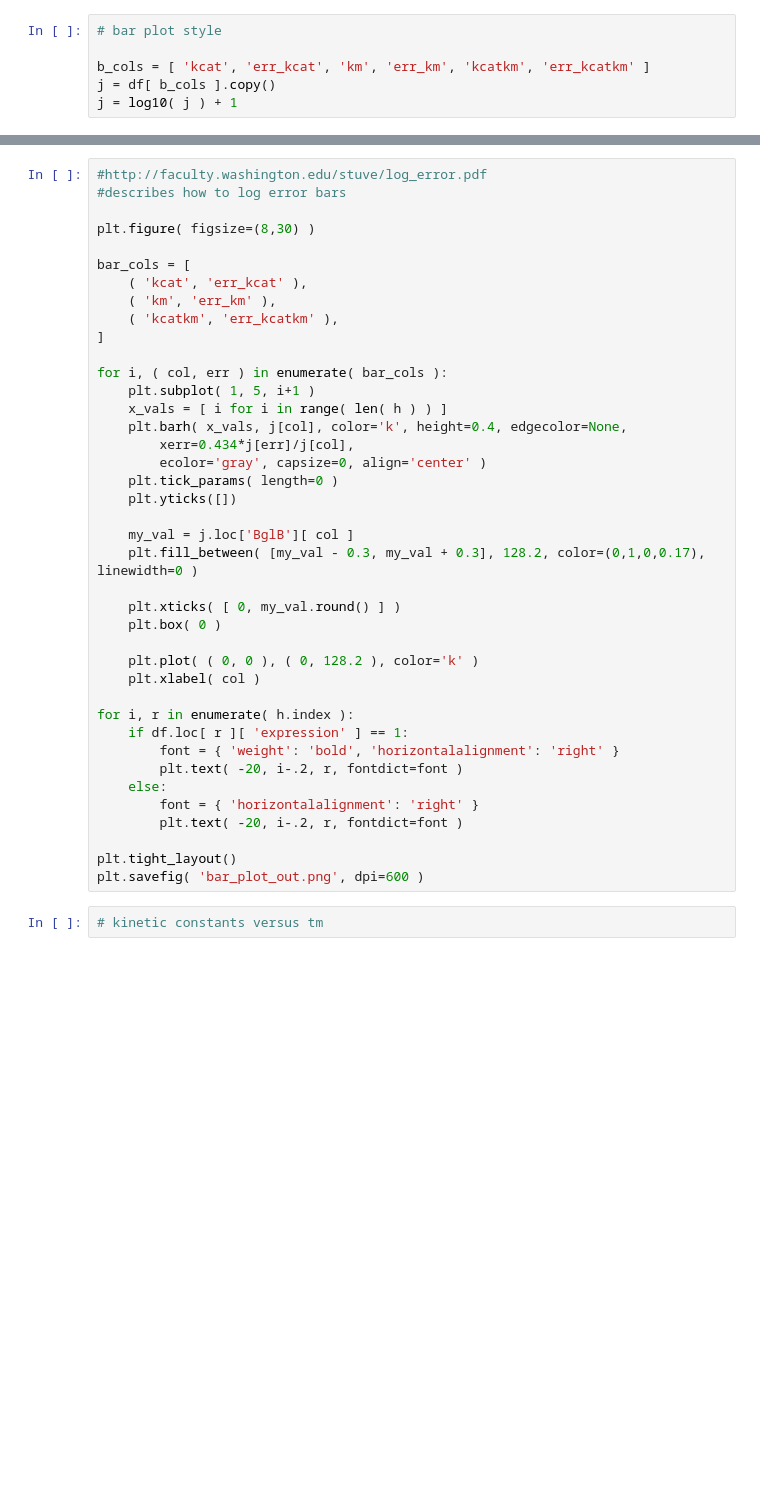
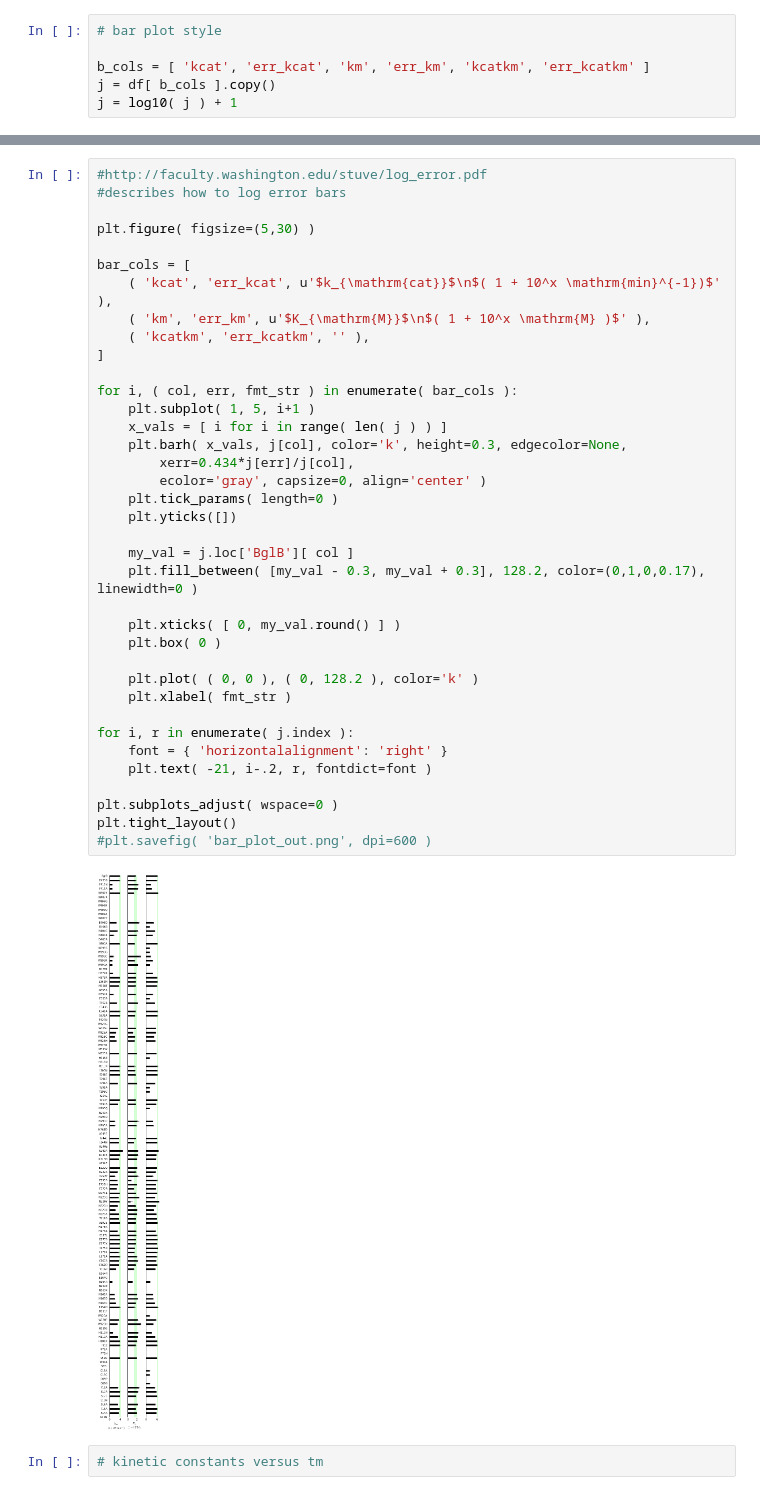
Before and after one commit to dacarlin/bglb_thermal, a Jupyter notebook: paper_draft/figures_for_paper.ipynb, the cells around one changed output, grey strips where cells are left out. Saved outputs shown, nothing was run; the diff lists cells and outputs as text; blank space fills up the shorter version.

```diff
--- a/paper_draft/figures_for_paper.ipynb
+++ b/paper_draft/figures_for_paper.ipynb
@@ -315,43 +266,42 @@ j.loc['BglB']
 # %%
 #http://faculty.washington.edu/stuve/log_error.pdf
 #describes how to log error bars
 
-plt.figure( figsize=(8,30) )
+plt.figure( figsize=(5,30) )
 
 bar_cols = [
-    ( 'kcat', 'err_kcat' ),
-    ( 'km', 'err_km' ),
-    ( 'kcatkm', 'err_kcatkm' ),
+    ( 'kcat', 'err_kcat', u'$k_{\mathrm{cat}}$\n$( 1 + 10^x \mathrm{min}^{-1})$' ),
+    ( 'km', 'err_km', u'$K_{\mathrm{M}}$\n$( 1 + 10^x \mathrm{M} )$' ),
+    ( 'kcatkm', 'err_kcatkm', '' ),
 ]
 
-for i, ( col, err ) in enumerate( bar_cols ):
+for i, ( col, err, fmt_str ) in enumerate( bar_cols ):
     plt.subplot( 1, 5, i+1 )
-    x_vals = [ i for i in range( len( h ) ) ]
-    plt.barh( x_vals, j[col], color='k', height=0.4, edgecolor=None,
+    x_vals = [ i for i in range( len( j ) ) ]
+    plt.barh( x_vals, j[col], color='k', height=0.3, edgecolor=None,
         xerr=0.434*j[err]/j[col],
         ecolor='gray', capsize=0, align='center' )
     plt.tick_params( length=0 )
     plt.yticks([])
 
     my_val = j.loc['BglB'][ col ]
     plt.fill_between( [my_val - 0.3, my_val + 0.3], 128.2, color=(0,1,0,0.17), linewidth=0 )
 
     plt.xticks( [ 0, my_val.round() ] )
     plt.box( 0 )
 
     plt.plot( ( 0, 0 ), ( 0, 128.2 ), color='k' )
-    plt.xlabel( col )
+    plt.xlabel( fmt_str )
 
-for i, r in enumerate( h.index ):
-    if df.loc[ r ][ 'expression' ] == 1:
-        font = { 'weight': 'bold', 'horizontalalignment': 'right' }
-        plt.text( -20, i-.2, r, fontdict=font )
-    else:
-        font = { 'horizontalalignment': 'right' }
-        plt.text( -20, i-.2, r, fontdict=font )
+for i, r in enumerate( j.index ):
+    font = { 'horizontalalignment': 'right' }
+    plt.text( -21, i-.2, r, fontdict=font )
 
+plt.subplots_adjust( wspace=0 )
 plt.tight_layout()
-plt.savefig( 'bar_plot_out.png', dpi=600 )
+#plt.savefig( 'bar_plot_out.png', dpi=600 )
+# %% [output]
+[figure, added]
 # %%
 # kinetic constants versus tm
 # %%
```
Also changed, not shown: parts of 20 cells of this notebook.
